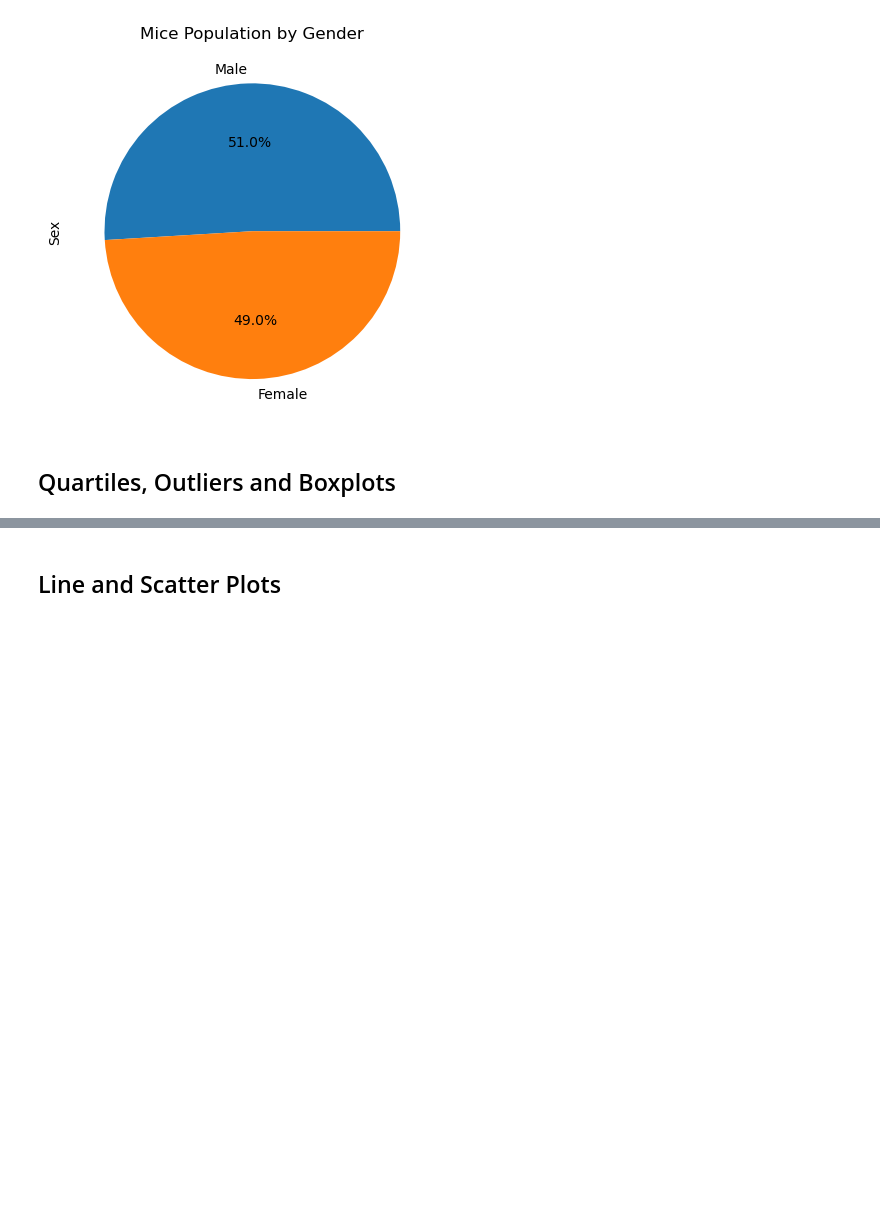
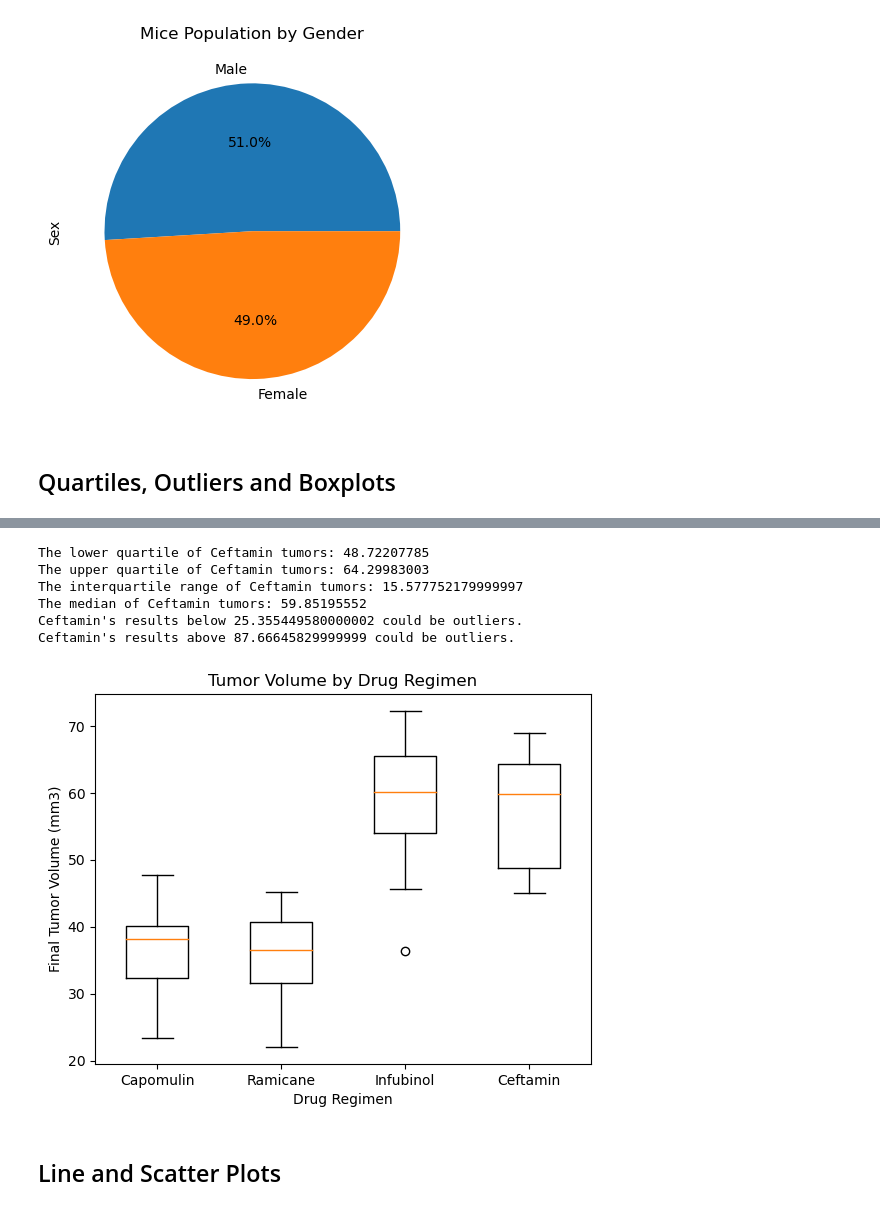
Before and after one commit to RaeAnnG/matplotlib-challenge, a Jupyter notebook: pymaceuticals_RG.ipynb, the cells around one changed output, grey strips where cells are left out. Cells and saved outputs as stored; diff of their text form; code cells hidden in the pictures; blank space fills up the shorter version.

```diff
--- a/pymaceuticals_RG.ipynb
+++ b/pymaceuticals_RG.ipynb
@@ -345,3 +491,55 @@ Ceftamin's potential outliers: Series([], Name: Tumor Volume (mm3), dtype: float
+# %%
+# Put treatments into a list for for loop (and later for plot labels)
+Ceftamin_tumors = Ceftamin_merge["Tumor Volume (mm3)"]
+
+# Create empty list to fill with tumor vol data (for plotting)
+#Final_Tumor_Volume = []
+
+# Calculate the IQR and quantitatively determine if there are any potential outliers.
+quartiles = Ceftamin_tumors.quantile([.25,.5,.75])
+lowerq = quartiles[0.25]
+upperq = quartiles[0.75]
+iqr = upperq-lowerq
+
+print(f"The lower quartile of Ceftamin tumors: {lowerq}")
+print(f"The upper quartile of Ceftamin tumors: {upperq}")
+print(f"The interquartile range of Ceftamin tumors: {iqr}")
+print(f"The median of Ceftamin tumors: {quartiles[0.5]} ")
+
+lower_bound = lowerq - (1.5*iqr)
+upper_bound = upperq + (1.5*iqr)
+
+print(f"Ceftamin's results below {lower_bound} could be outliers.")
+print(f"Ceftamin's results above {upper_bound} could be outliers.")
+
+    # Locate the rows which contain mice on each drug and get the tumor volumes
+
+
+    # add subset
+
+
+    # Determine outliers using upper and lower bounds
+# %% [output]
+The lower quartile of Ceftamin tumors: 48.72207785
+The upper quartile of Ceftamin tumors: 64.29983003
+The interquartile range of Ceftamin tumors: 15.577752179999997
+The median of Ceftamin tumors: 59.85195552
+Ceftamin's results below 25.355449580000002 could be outliers.
+Ceftamin's results above 87.66645829999999 could be outliers.
+# %%
+# Generate a box plot that shows the distrubution of the tumor volume for each treatment group.
+Drug_Results_plot = [Capomulin_tumors, Ramicane_tumors, Infubinol_tumors, Ceftamin_tumors]
+Drug_Regimen = ['Capomulin', 'Ramicane', 'Infubinol','Ceftamin']
+labels = Drug_Regimen
+#data_to_plot=data_to_plot.values
+fig1, ax1 = plt.subplots()
+ax1.set_title('Tumor Volume by Drug Regimen')
+ax1.set_ylabel('Final Tumor Volume (mm3)')
+ax1.set_xlabel('Drug Regimen')
+ax1.boxplot(Drug_Results_plot, labels=Drug_Regimen, widths = 0.5, vert=True)
+plt.show()
+# %% [output]
+[figure, added]
 # %% [markdown]
 ## Line and Scatter Plots
 # %%
```
Also changed, not shown: parts of 8 cells of this notebook.
